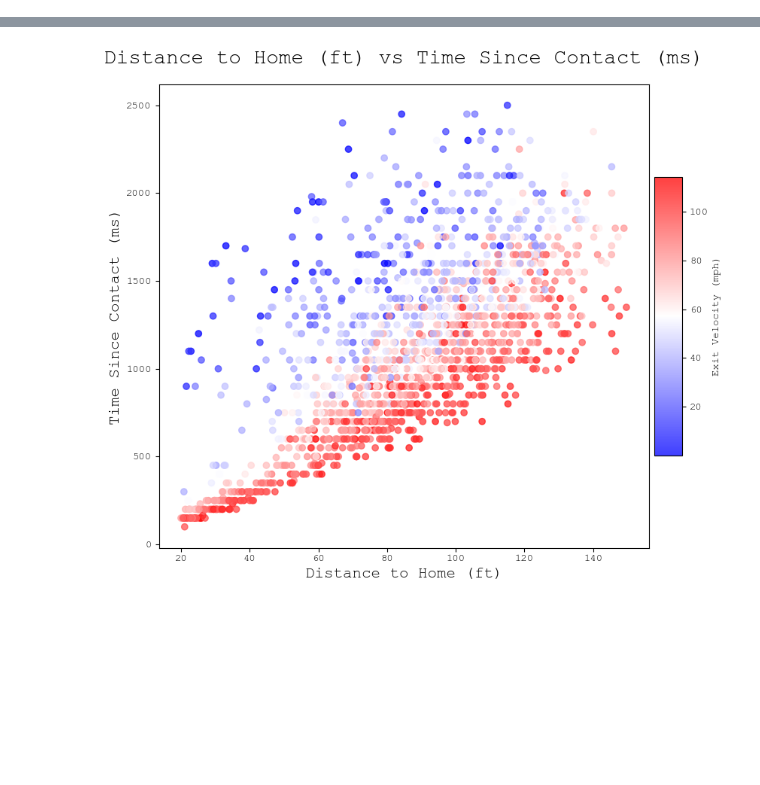
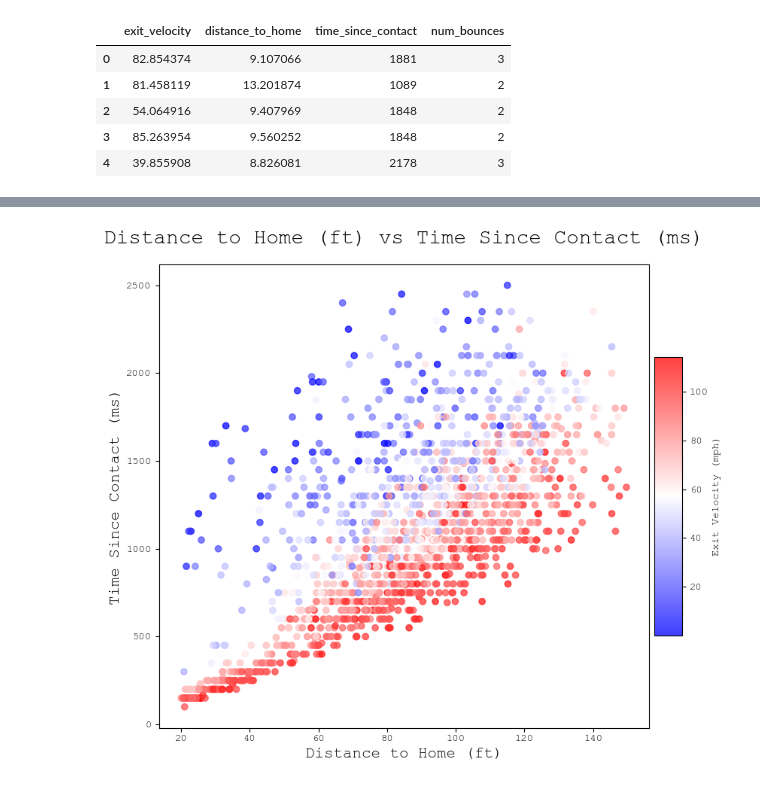
Before and after one commit to Ethan-Park57/smt-data-challenge, a Jupyter notebook: notebook/factors/ball_time.ipynb, the cells around one changed output, grey strips where cells are left out. Cells and saved outputs as stored; diff of their text form; code cells hidden in the pictures; blank space fills up the shorter version.

```diff
--- a/notebook/factors/ball_time.ipynb
+++ b/notebook/factors/ball_time.ipynb
@@ -25,6 +49,7 @@ ball_pos_gb_df = pd.merge(ball_pos_df, inf_gb_df, on=['game_str', 'play_id', 'ti
 
 # Create an empty DataFrame to store calculated ball positions data
 gb_ball_pos_df = pd.DataFrame(columns=['exit_velocity', 'distance_to_home', 'time_since_contact'])
+gb_ball_pos_df_2 = pd.DataFrame(columns=['exit_velocity', 'distance_to_home', 'time_since_contact', 'num_bounces'])
 
 # Iterate through each row in the infield ground ball DataFrame
 for index, row in inf_gb_df.iterrows():
@@ -73,37 +98,54 @@ for index, row in inf_gb_df.iterrows():
     # Calculate exit velocity, convert from ft/ms to mph
     exit_velo = (distance_1_home - distance_0_home) / (ball_pos_timestamp_1 - ball_pos_timestamp_0) * 1000 * 0.6818
 
+    new_row_2 = {
+        'exit_velocity': exit_velo,
+        'distance_to_home': distance_1_home,
+        'num_bounces': row['num_bounces'],
+        'time_since_contact': row['timestamp'] - all_gb_df.loc[prelim_index, 'timestamp']
+    }
+    new_row_index_2 = gb_ball_pos_df_2.index.max() + 1 if not gb_ball_pos_df_2.empty else 0
+    gb_ball_pos_df_2.loc[new_row_index_2] = new_row_2
+
     # Use the bounces to add data to our sample
     for i in range(1, 4):
         if not math.isnan(row[f'bounce_{i}']):
             # Find the bounce index in ball_pos_gb_df
             bounce_index = ball_pos_gb_df.loc[
                 (ball_pos_gb_df['game_str'] == row['game_str']) &
                 (ball_pos_gb_df['play_id'] == row['play_id']) &
                 (ball_pos_gb_df['timestamp'] == row[f'bounce_{i}'])
             ]
 
             # Check if there's a matching bounce index
             if bounce_index.empty:
                 continue
 
             # Get the first matching bounce index
             bounce_index = bounce_index.index[0]
 
             # Calculate distance from home for the bounce
             distance_bounce_home = math.sqrt(ball_pos_gb_df.loc[bounce_index, 'ball_position_x']**2 + ball_pos_gb_df.loc[bounce_index, 'ball_position_y']**2)
             time_since_contact = ball_pos_gb_df.loc[bounce_index, 'timestamp'] - all_gb_df.loc[prelim_index, 'timestamp']
 
             # Create a new row with calculated data
             new_row = {
                 'exit_velocity': exit_velo,
                 'distance_to_home': distance_bounce_home,
                 'time_since_contact': time_since_contact
             }
+
             new_row_index = gb_ball_pos_df.index.max() + 1 if not gb_ball_pos_df.empty else 0
             gb_ball_pos_df.loc[new_row_index] = new_row
 
-gb_ball_pos_df.head()
+gb_ball_pos_df_2.head()
+# %% [output]
+|  | exit_velocity | distance_to_home | time_since_contact | num_bounces |
+| 0 | 82.854374 | 9.107066 | 1881 | 3 |
+| 1 | 81.458119 | 13.201874 | 1089 | 2 |
+| 2 | 54.064916 | 9.407969 | 1848 | 2 |
+| 3 | 85.263954 | 9.560252 | 1848 | 2 |
+| 4 | 39.855908 | 8.826081 | 2178 | 3 |
 # %%
 def feature_violin_plot(gb_ball_pos_df):
     plt.figure(figsize=(10, 5))
```
Also changed, not shown: parts of 7 cells of this notebook, 29 other files.
